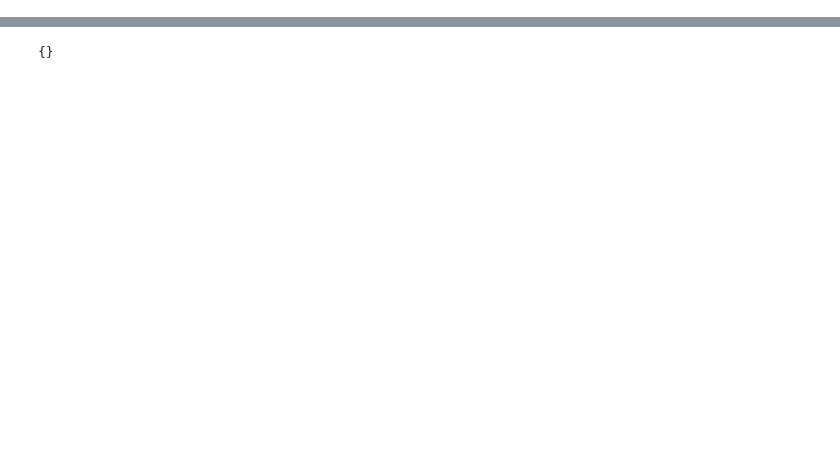
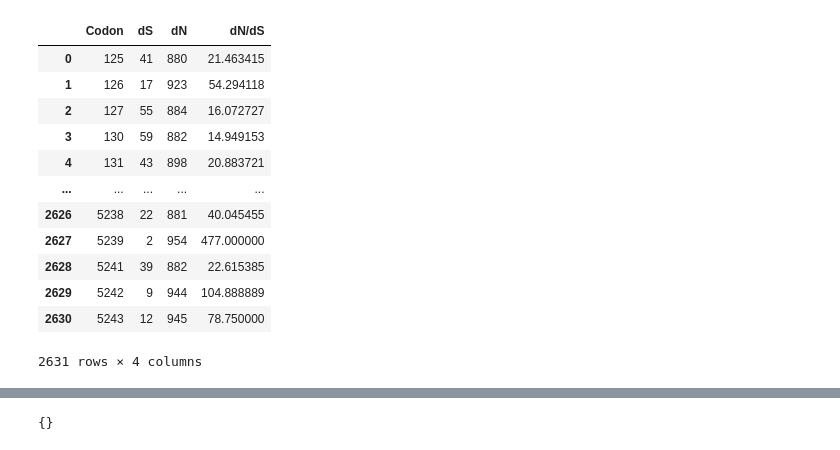
Before and after one commit to GiannaTricola/qbb2020-answers, a Jupyter notebook: week4/QuantLab4_startover.ipynb, the cells around one changed output, grey strips where cells are left out. Saved outputs shown, nothing was run; the diff lists cells and outputs as text; code cells hidden in the pictures; blank space fills up the shorter version.

Commit message:
data is odd

```diff
--- a/week4/QuantLab4_startover.ipynb
+++ b/week4/QuantLab4_startover.ipynb
@@ -23,6 +27,7 @@ sequences = open('new.fa', 'r')
 test_seq = []
 counter = 0
 for line in sequences:
+    line = line.rstrip('\n')
     if '_' in line:
         continue
     else:
@@ -108,0 +88,41 @@ print(len(t_c))
+# %%
+changes = {}
+codon_l = []
+dS_l= []
+dN_l =[]
+df= pd.DataFrame(columns=['Codon', 'dS', 'dN'])
+for i, cod in enumerate(q_c):
+    dS= 0
+    dN= 0
+    for seq in t_c:
+        alt = seq[i]
+        ref = q_c[i]
+        if alt == '---' or ref == '---':
+            continue
+        elif alt != ref:
+            if alt not in codontable.keys():
+                continue
+            #elif alt not in codontable.keys():
+             #   continue
+            #else:
+            if codontable[alt] == codontable[ref]:
+                dS +=1
+            else:
+                dN +=1
+        else:
+            continue
+
+    if dS == 0 or dN == 0:
+        continue
+    else:
+        codon_l.append(i)
+        dS_l.append(dS)
+        dN_l.append(dN)
+       # D = dN/dS
+   # changes.setdefault(i, D)
+#print(changes)
+# %%
+df['Codon'] = codon_l
+df['dS'] = dS_l
+df['dN'] = dN_l
+df
@@ -108,0 +143,17 @@ print(len(t_c))
+# %%
+df['dN/dS'] = df['dN']/df['dS']
+df
+# %% [output]
+|  | Codon | dS | dN | dN/dS |
+| 0 | 125 | 41 | 880 | 21.463415 |
+| 1 | 126 | 17 | 923 | 54.294118 |
+| 2 | 127 | 55 | 884 | 16.072727 |
+| 3 | 130 | 59 | 882 | 14.949153 |
+| 4 | 131 | 43 | 898 | 20.883721 |
+| ... | ... | ... | ... | ... |
+| 2626 | 5238 | 22 | 881 | 40.045455 |
+| 2627 | 5239 | 2 | 954 | 477.000000 |
+| 2628 | 5241 | 39 | 882 | 22.615385 |
+| 2629 | 5242 | 9 | 944 | 104.888889 |
+| 2630 | 5243 | 12 | 945 | 78.750000 |
+2631 rows × 4 columns
```
Also changed, not shown: parts of 18 cells of this notebook.
